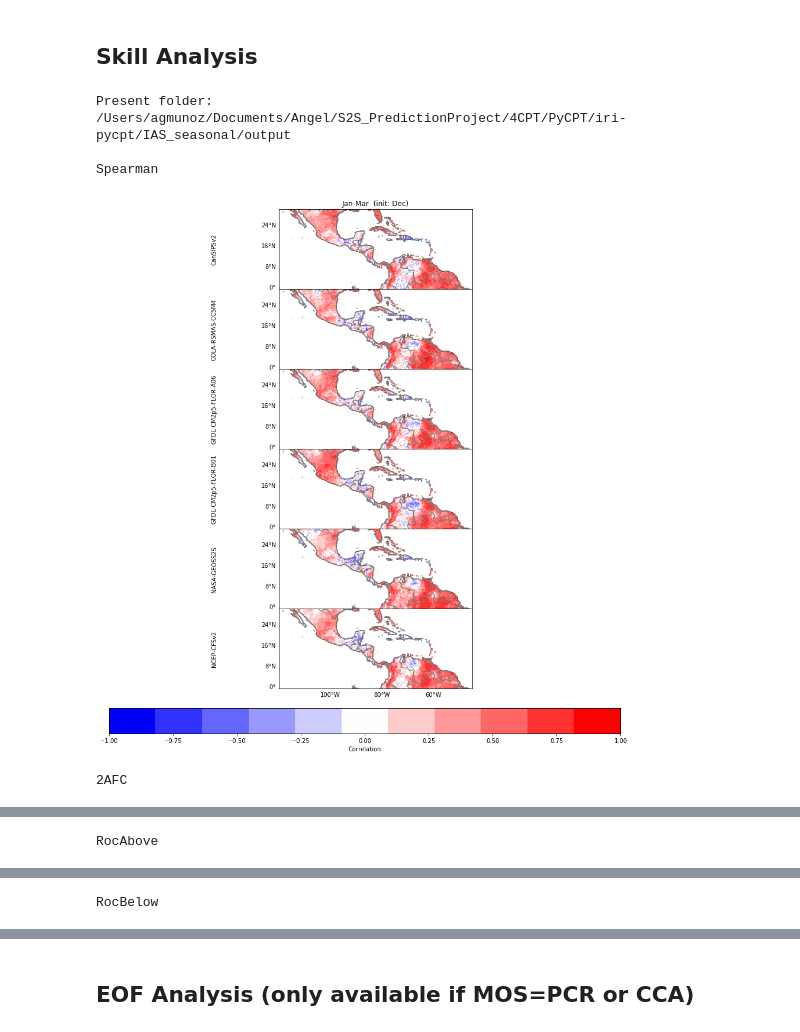
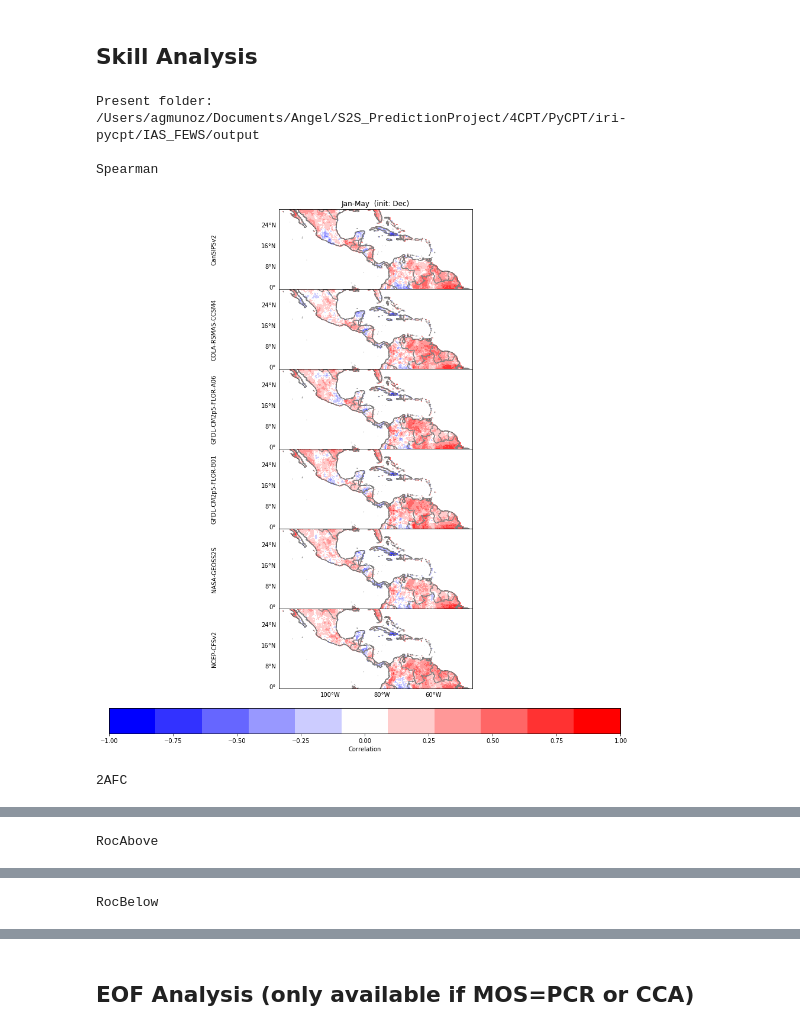
Before and after one commit to ssilje/iri-pycpt, a Jupyter notebook: PyCPT_seav1.9.ipynb, the cells around one changed output, grey strips where cells are left out. Cells and saved outputs as stored; diff of their text form; code cells hidden in the pictures.

```diff
--- a/PyCPT_seav1.9.ipynb
+++ b/PyCPT_seav1.9.ipynb
@@ -52,7 +52,7 @@ See version.log in Github
 ### Namelist section
 # %%
 ########Work name (name of the work folder; e.g., one word followed by "_seasonal":)
-work='IAS_seasonal'
+work='IAS_FEWS'
 
 ########Model (choose one, a subset or all models:
 #CanSIPSv2*, CMC1-CanCM3, CMC2-CanCM4, COLA-RSMAS-CCSM3, COLA-RSMAS-CCSM4*,
@@ -87,11 +87,11 @@ mons=['Dec']
 #tgtff=['1.5','2.5']   #S: end for the DL
 #tgtii=['1.5','2.5']  #S: start for the DL
 tgtii='1.5'  #S: start for the DL
-tgtff='3.5'   #S: end for the DL
+tgtff='6.5'   #S: end for the DL
 #for now, just write the target period (for DL)
 #tgts =['Feb-Apr','Mar-May','Apr-Jun','May-Jul','Jun-Aug','Jul-Sep','Aug-Oct','Sep-Nov']
 #tgts=['Jan','Feb']
-tgts =['Jan-Mar']
+tgts =['Jan-May']
 #Start and end of the training period: (must be >1982 for NMME models. Because of CanSIPSv2, probably end in 2018)
 tini=1982
 tend=2010
@@ -276,28 +276,28 @@ PROCESS COMPLETED
 # %%
 #####Choose metrics (options are: 'Pearson','Spearman','2AFC','RocAbove','RocBelow'):
 #met=('Ignorance','RPSS','GROC')
 met=('Spearman','2AFC','RocAbove','RocBelow')
 #monss=['Aug-Oct','Mar-May','Apr-Jun','Sep-Nov']   #Needs to be any of the seasons computed.#
 
-monss=['Jan-Mar']
+monss=['Jan-May']
 
 print("Present folder:")
 %cd $workdir/output
 
 # Skill scores loop
 plt.rcParams.update({'font.size': 10})
 for ime in met:
     pltmap(models,PREDICTAND,ime,wlo2,elo2,sla2,nla2,fprefix,mpref,tgts,mons,monss)
     plt.savefig(('figures/Skill-Models-'+obs+'-'+MOS+'-' + ime + '.pdf'), dpi=300)
     print('')
     print("\033[1m"+ime+"\033[0;0m")
     #plt.close()
     plt.show()
     print('')
 # %% [output]
 Present folder:
-/Users/agmunoz/Documents/Angel/S2S_PredictionProject/4CPT/PyCPT/iri-pycpt/IAS_seasonal/output
+/Users/agmunoz/Documents/Angel/S2S_PredictionProject/4CPT/PyCPT/iri-pycpt/IAS_FEWS/output
 
 Spearman
-[figure, old version]
+[figure, new version]
 2AFC
```
Also changed, not shown: parts of 7 cells of this notebook, 2 other files.
